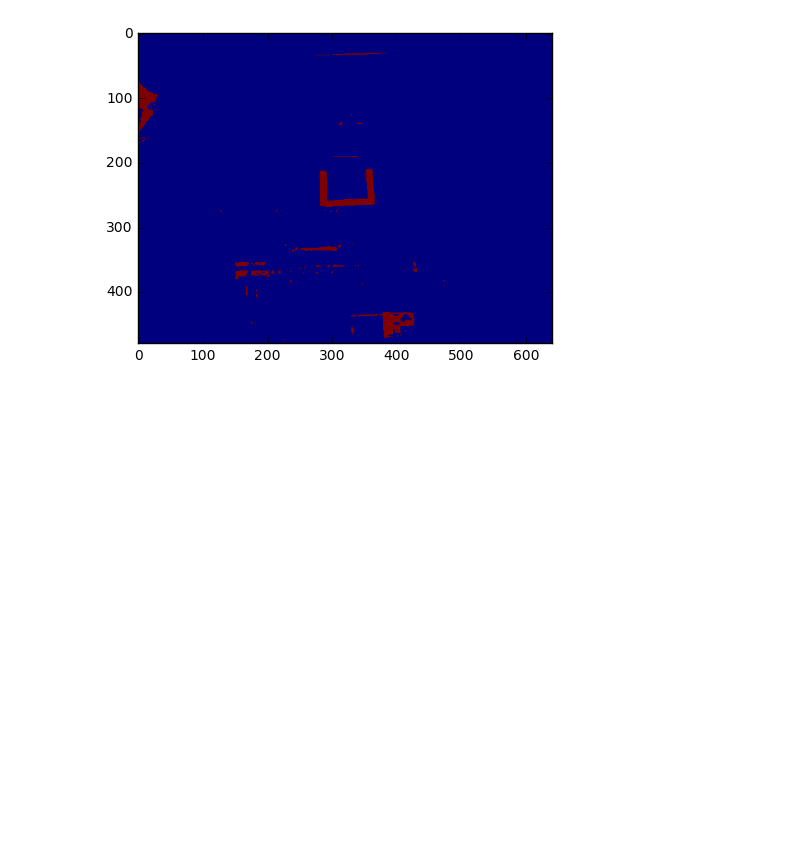
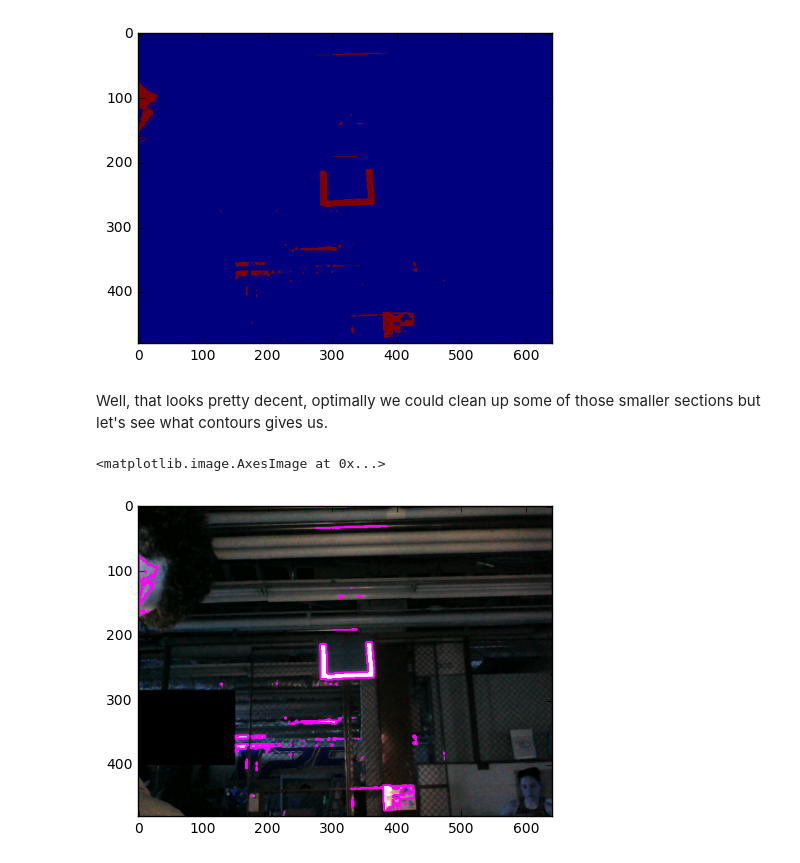
Before and after one commit to schreiaj/open-cv-playground, a Jupyter notebook: playground/01_Getting_Started.ipynb, the cells around one changed output. Drawn from its saved outputs; the diff is of its cells as text; code cells hidden in the pictures; blank space fills up the shorter version.

```diff
--- a/playground/01_Getting_Started.ipynb
+++ b/playground/01_Getting_Started.ipynb
@@ -48,3 +48,13 @@ plt.imshow(thresh)
 # %% [output]
 <matplotlib.image.AxesImage at 0x...>
 [figure]
+# %% [markdown]
+Well, that looks pretty decent, optimally we could clean up some of those smaller sections but let's see what contours gives us.
+# %%
+contours, _ = cv2.findContours(thresh,cv2.RETR_TREE,cv2.CHAIN_APPROX_SIMPLE)
+# contours = sorted(contours, key=cv2.contourArea, reverse=True)
+cv2.drawContours(image,contours,-1,(255,0,255),2)
+plt.imshow(image)
+# %% [output]
+<matplotlib.image.AxesImage at 0x...>
+[figure, added]
```
Also changed, not shown: parts of 1 cell of this notebook.
